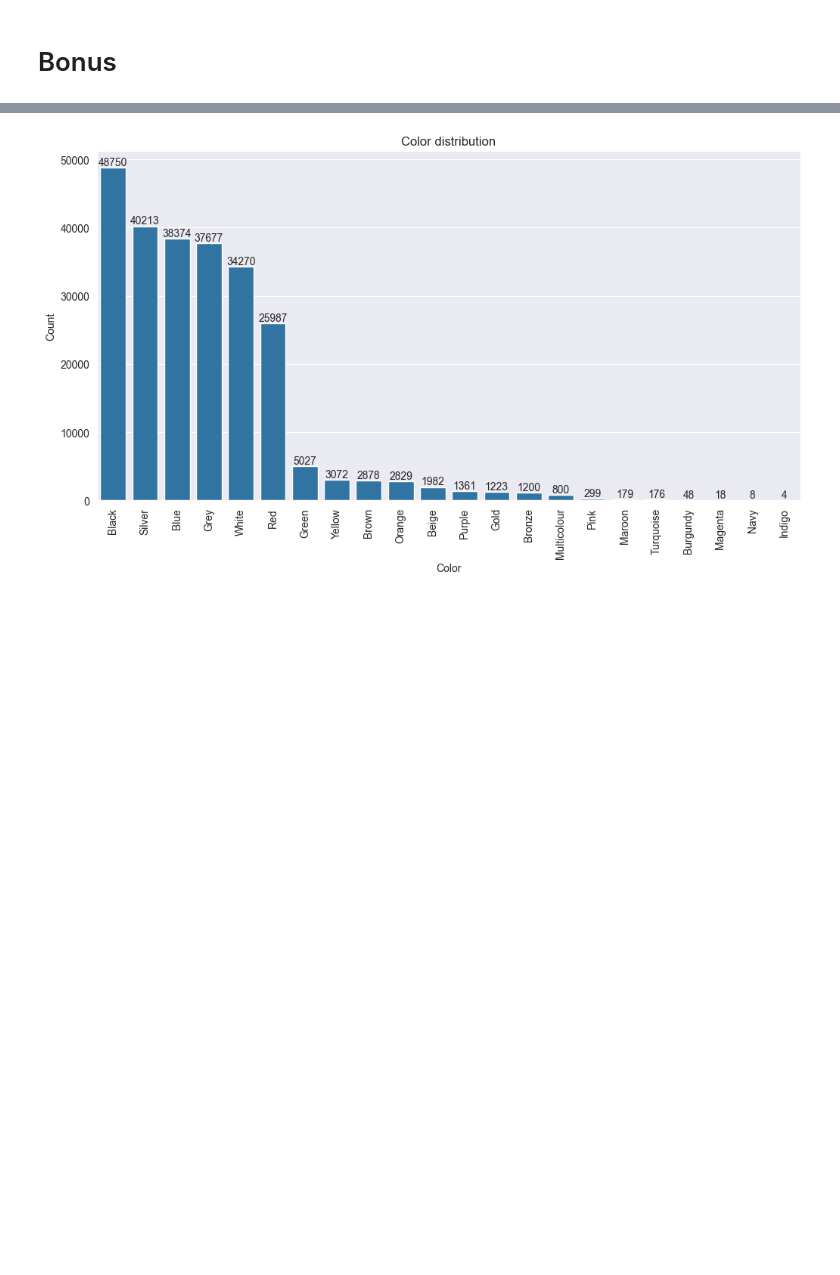
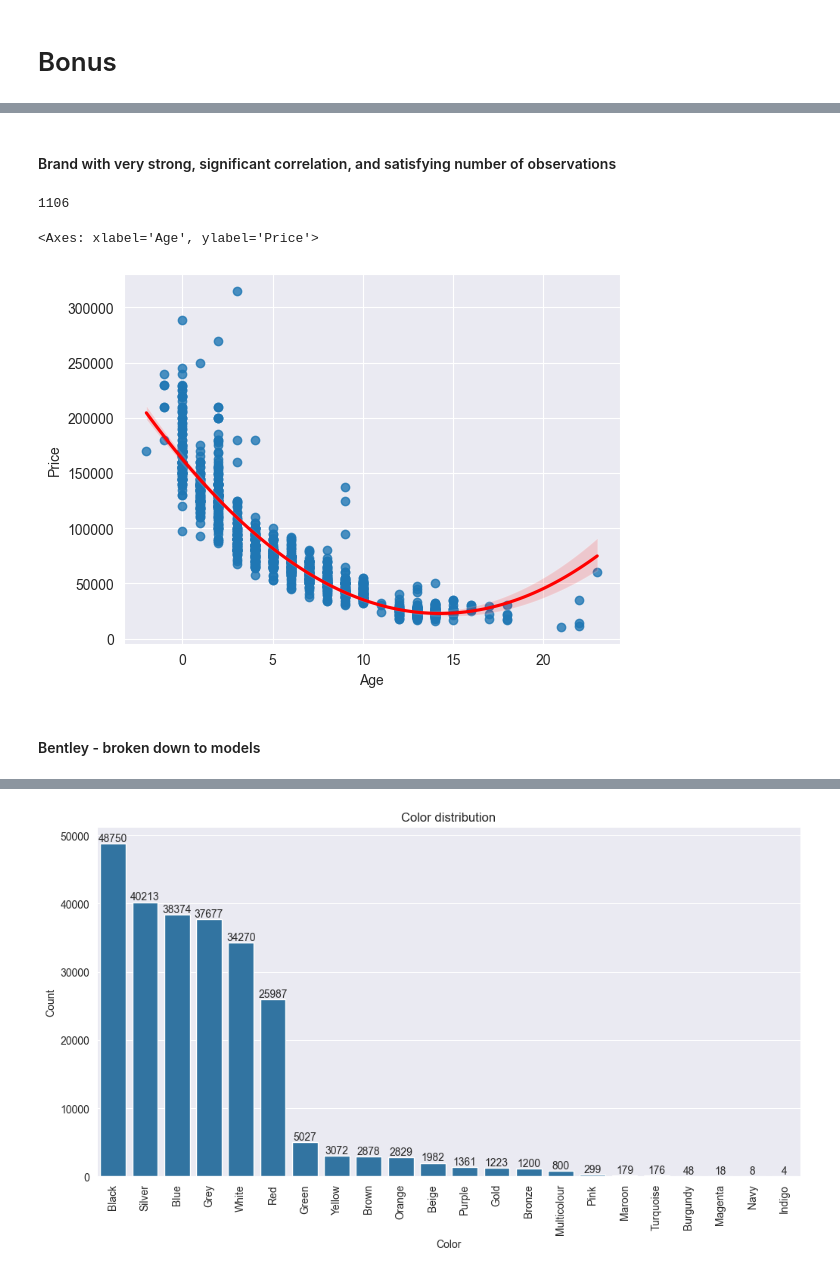
Before and after one commit to maciej-polcyn/data-processing-capstone-project, a Jupyter notebook: report.ipynb, the cells around one changed output, grey strips where cells are left out. Saved outputs shown, nothing was run; the diff lists cells and outputs as text; code cells hidden in the pictures; blank space fills up the shorter version.

```diff
--- a/report.ipynb
+++ b/report.ipynb
@@ -625,0 +690,16 @@ Ideas:
+# %% [markdown]
+#### Brand with very strong, significant correlation, and satisfying number of observations
+# %%
+counted = df["Maker"].value_counts()
+counted.loc["Bentley"]
+# %% [output]
+1106
+# %%
+brands = mods.groupby("Maker")
+bentley = brands.get_group("Bentley")
+sns.regplot(bentley, x="Age", y="Price", line_kws={"color" : "r"}, order=2)
+# %% [output]
+<Axes: xlabel='Age', ylabel='Price'>
+[figure, added]
+# %% [markdown]
+#### Bentley - broken down to models
```
Also changed, not shown: parts of 24 cells of this notebook.
